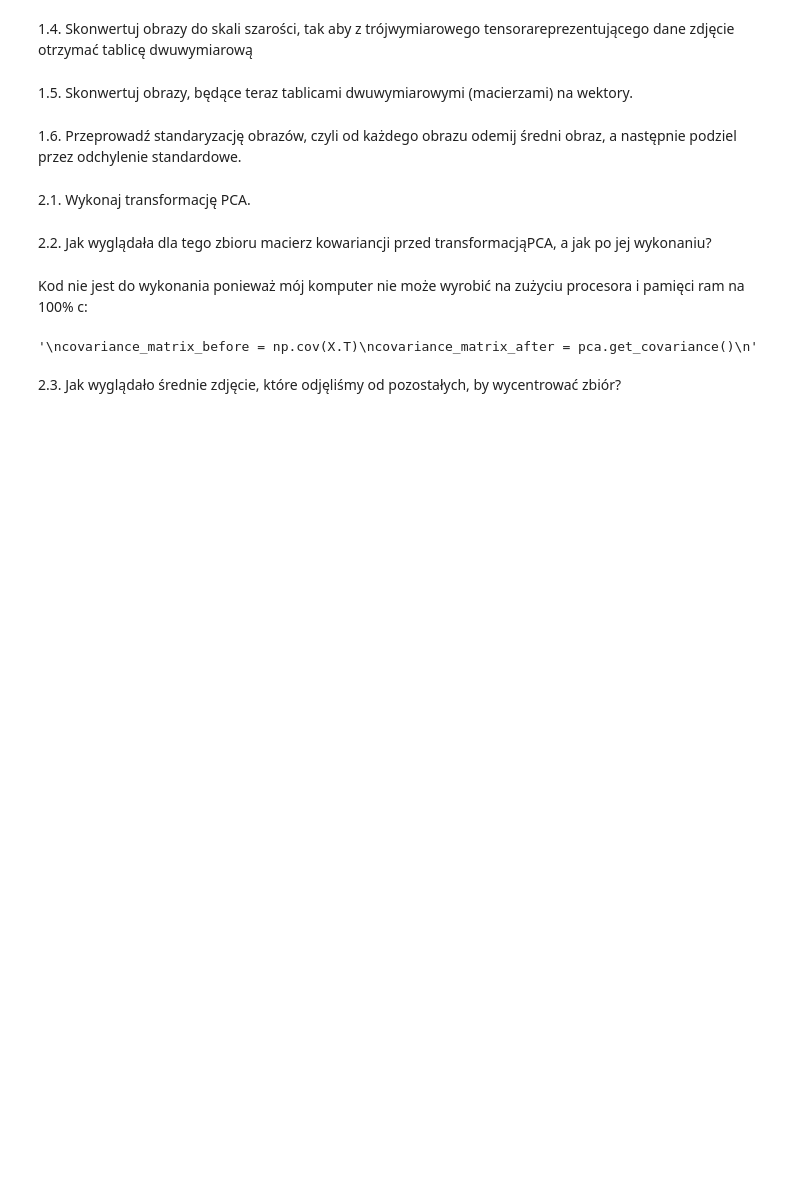
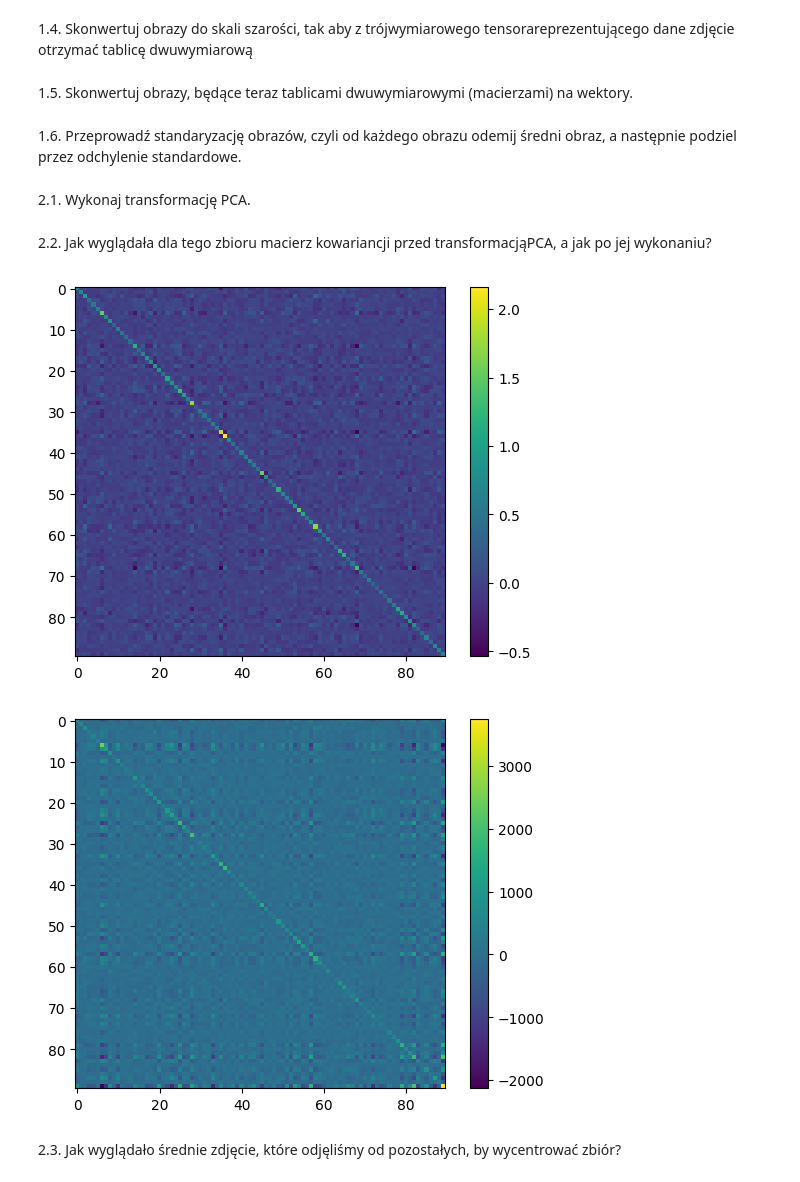
Before and after one commit to kappa243/puma_python, a Jupyter notebook: lab2/lab2.ipynb, the cells around one changed output. Saved outputs shown, nothing was run; the diff lists cells and outputs as text; code cells hidden in the pictures; blank space fills up the shorter version.

Commit message:
auto download + covariance

```diff
--- a/lab2/lab2.ipynb
+++ b/lab2/lab2.ipynb
@@ -57,15 +113,26 @@ X_pca = pca.fit_transform(X)
 # %% [markdown]
 2.2. Jak wyglądała dla tego zbioru macierz kowariancji przed transformacjąPCA, a
 jak po jej wykonaniu?
-# %% [markdown]
-Kod nie jest do wykonania ponieważ mój komputer nie może wyrobić na zużyciu procesora i pamięci ram na 100% c:
-# %%
-"""
-covariance_matrix_before = np.cov(X.T)
-covariance_matrix_after = pca.get_covariance()
-"""
-# %% [output]
-'\ncovariance_matrix_before = np.cov(X.T)\ncovariance_matrix_after = pca.get_covariance()\n'
+# %%
+# create covariance matrix of X (use float32)
+cov = np.cov(X, dtype=np.float32)
+
+# show covariance matrix as plot with detailed colorbar and its meaning
+import matplotlib.pyplot as plt
+
+plt.imshow(cov)
+plt.colorbar()
+plt.show()
+
+# do the same for X_pca
+cov = np.cov(X_pca, dtype=np.float32)
+
+plt.imshow(cov)
+plt.colorbar()
+plt.show()
+# %% [output]
+[figure, added]
+[figure, added]
 # %% [markdown]
 2.3. Jak wyglądało średnie zdjęcie, które odjęliśmy od pozostałych, by wycentrować
 zbiór?
```
Also changed, not shown: parts of 8 cells of this notebook, 1 other file.
